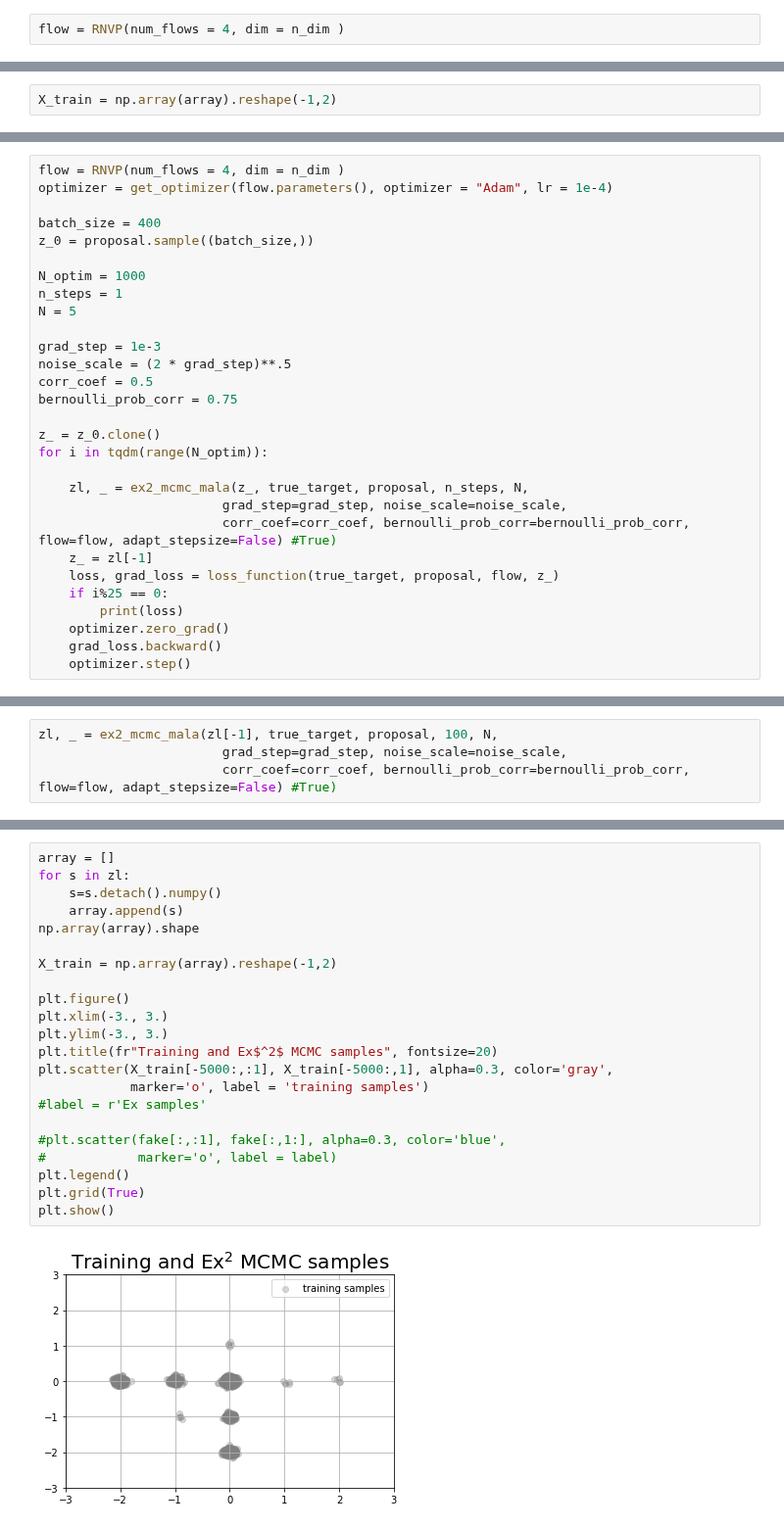
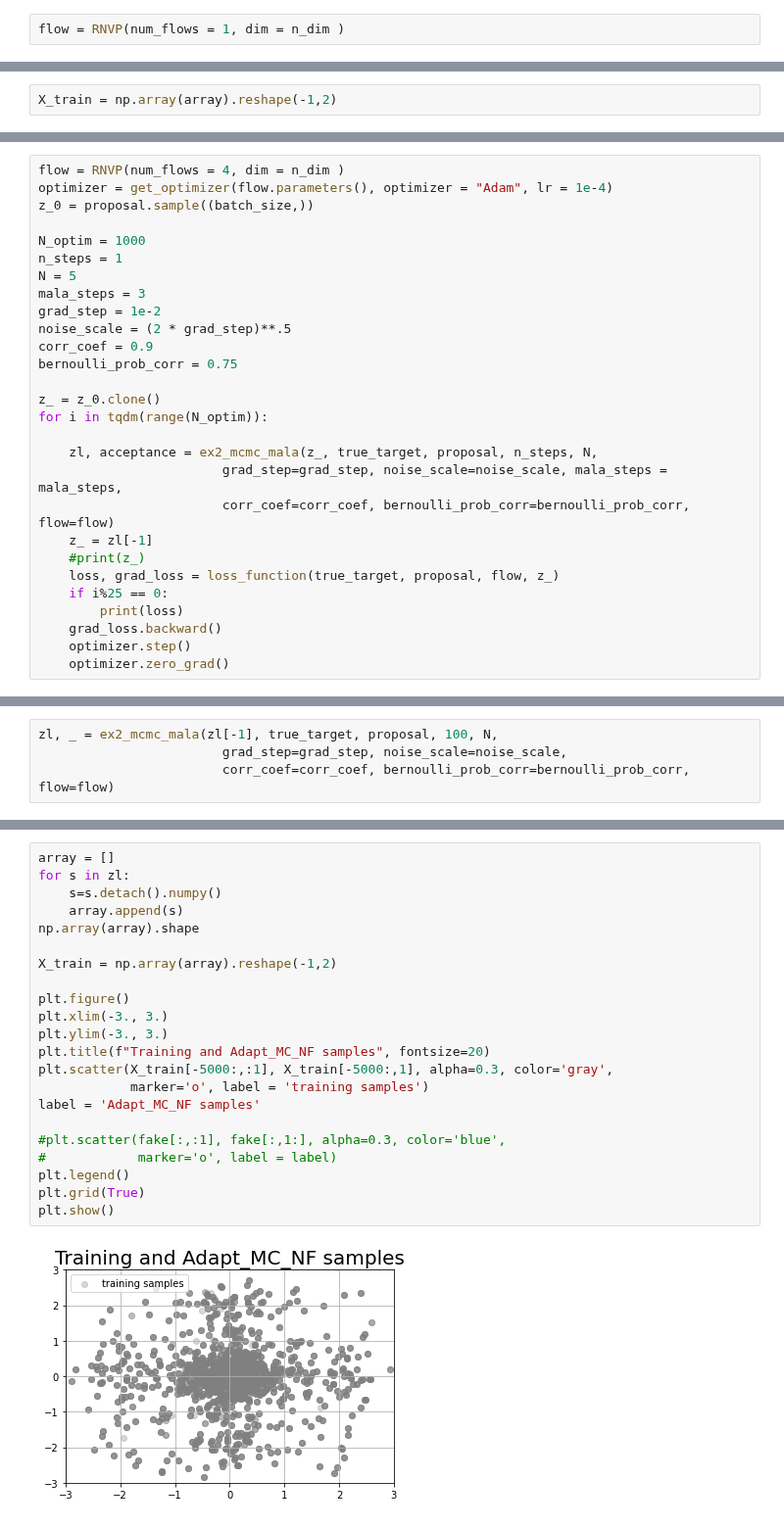
Before and after one commit to premolab/gans_sampling, a Jupyter notebook: notebooks/adaptive_mc.ipynb, the cells around one changed output, grey strips where cells are left out. Shown at 98% size. Cells and saved outputs as stored; diff of their text form.

```diff
--- a/notebooks/adaptive_mc.ipynb
+++ b/notebooks/adaptive_mc.ipynb
@@ -168,6 +171,6 @@ File:      ~/gans_sampling/tools/sampling_utils/adaptive_sir_loss.py
 Type:      function
 # %%
-flow = RNVP(num_flows = 4, dim = n_dim )
+flow = RNVP(num_flows = 1, dim = n_dim )
 # %%
 params = flow.parameters()
 # %%
@@ -230,29 +247,28 @@ plt.show()
 # %%
 flow = RNVP(num_flows = 4, dim = n_dim )
 optimizer = get_optimizer(flow.parameters(), optimizer = "Adam", lr = 1e-4)
-
-batch_size = 400
 z_0 = proposal.sample((batch_size,))
 
 N_optim = 1000
 n_steps = 1
 N = 5
-
-grad_step = 1e-3
+mala_steps = 3
+grad_step = 1e-2
 noise_scale = (2 * grad_step)**.5
-corr_coef = 0.5
+corr_coef = 0.9
 bernoulli_prob_corr = 0.75
 
 z_ = z_0.clone()
 for i in tqdm(range(N_optim)):
 
-    zl, _ = ex2_mcmc_mala(z_, true_target, proposal, n_steps, N,
-                        grad_step=grad_step, noise_scale=noise_scale,
-                        corr_coef=corr_coef, bernoulli_prob_corr=bernoulli_prob_corr, flow=flow, adapt_stepsize=False) #True)
+    zl, acceptance = ex2_mcmc_mala(z_, true_target, proposal, n_steps, N,
+                        grad_step=grad_step, noise_scale=noise_scale, mala_steps = mala_steps,
+                        corr_coef=corr_coef, bernoulli_prob_corr=bernoulli_prob_corr, flow=flow)
     z_ = zl[-1]
+    #print(z_)
     loss, grad_loss = loss_function(true_target, proposal, flow, z_)
     if i%25 == 0:
         print(loss)
-    optimizer.zero_grad()
     grad_loss.backward()
     optimizer.step()
+    optimizer.zero_grad()
@@ -259,4 +284,4 @@ for i in tqdm(range(N_optim)):
 # %%
 zl, _ = ex2_mcmc_mala(zl[-1], true_target, proposal, 100, N,
                         grad_step=grad_step, noise_scale=noise_scale,
-                        corr_coef=corr_coef, bernoulli_prob_corr=bernoulli_prob_corr, flow=flow, adapt_stepsize=False) #True)
+                        corr_coef=corr_coef, bernoulli_prob_corr=bernoulli_prob_corr, flow=flow)
@@ -269,24 +288,24 @@ tensor(41.4194, grad_fn=<AddBackward0>)
 # %%
 array = []
 for s in zl:
     s=s.detach().numpy()
     array.append(s)
 np.array(array).shape
 
 X_train = np.array(array).reshape(-1,2)
 
 plt.figure()
 plt.xlim(-3., 3.)
 plt.ylim(-3., 3.)
-plt.title(fr"Training and Ex$^2$ MCMC samples", fontsize=20)
+plt.title(f"Training and Adapt_MC_NF samples", fontsize=20)
 plt.scatter(X_train[-5000:,:1], X_train[-5000:,1], alpha=0.3, color='gray',
             marker='o', label = 'training samples')
-#label = r'Ex samples'
+label = 'Adapt_MC_NF samples'
 
 #plt.scatter(fake[:,:1], fake[:,1:], alpha=0.3, color='blue',
 #            marker='o', label = label)
 plt.legend()
 plt.grid(True)
 plt.show()
 # %% [output]
-[figure, old version]
+[figure, new version]
```
Also changed, not shown: parts of 7 cells of this notebook, 1 other file.
